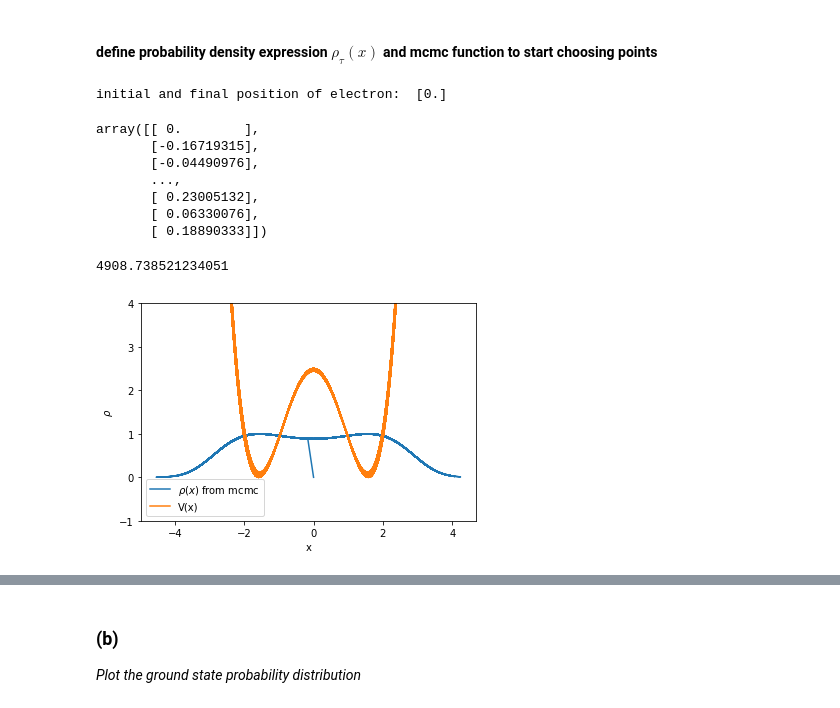
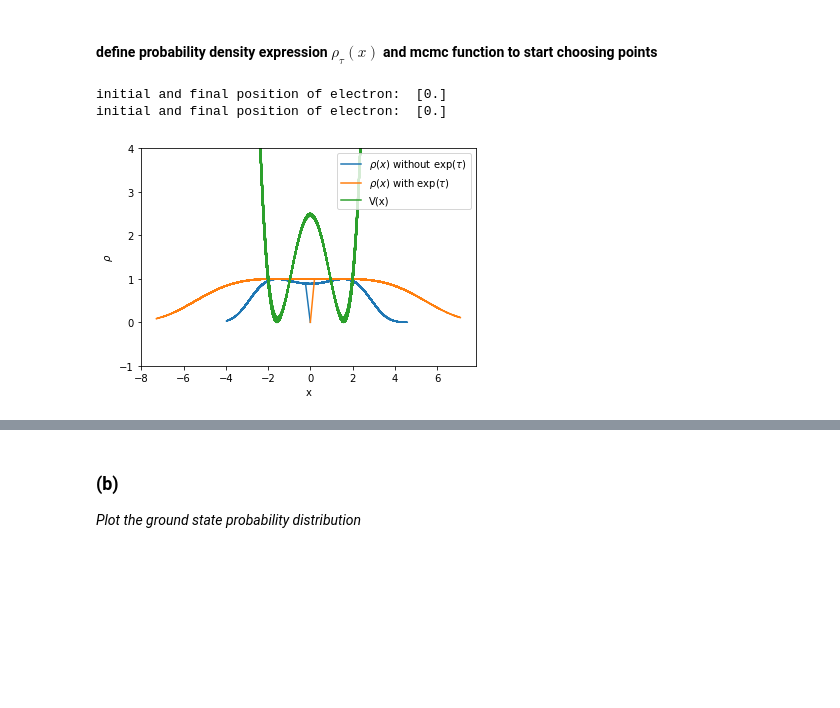
Before and after one commit to chrisamz/142-Final-Project, a Jupyter notebook: PHYS142_project.ipynb, the cells around one changed output, grey strips where cells are left out. Drawn from its saved outputs; the diff is of its cells as text; code cells hidden in the pictures; blank space fills up the shorter version.

```diff
--- a/PHYS142_project.ipynb
+++ b/PHYS142_project.ipynb
@@ -128,13 +173,14 @@ def rho(coord, epsilon=delta_t):
 # %%
-num_configs = 20000 # length of electron path aka number of configurations/points in path
+num_configs = 10000 # length of electron path aka number of configurations/points in path
 n = 1 # dimension of configuration (here, 3d as shown above)
 
 markovtime = [i for i in range(num_configs)]
 
 #creates path that will be used to calculate E0
-def mcmc(num_configs,n,delta=0.7):
+def mcmc(rho_func,num_configs,n,delta=0.7):
   """returns FULL path markov chain starting with a random point in range
 
+    - rho_func       prob density function
     - num_samples   number of samples to take (len(path))
 
     - n             dimensions of coordinates
@@ -170,8 +216,8 @@ def mcmc(num_configs,n,delta=0.7):
         x_trial[xi] = xi_next #replaces x0,x1,...or xn in current coordinate
 
         #calculate probability density and E for trial coord/config
-        rho_prime = rho(x_trial)
-        rho_curr = rho(x_curr)
+        rho_prime = rho_func(x_trial)
+        rho_curr = rho_func(x_curr)
 
         #compare above for acceptance process
         # AXX' is `a`
@@ -193,32 +239,21 @@ def mcmc(num_configs,n,delta=0.7):
       path[i+1][xi] = xi_next
       a = 0
   return path, E, r
-
-[path,E, r] = mcmc(num_configs,n)
-# %% [output]
-initial and final position of electron:  [0.]
-# %%
-path
-# %% [output]
-array([[ 0.        ],
-       [-0.16719315],
-       [-0.04490976],
-       ...,
-       [ 0.23005132],
-       [ 0.06330076],
-       [ 0.18890333]])
-# %%
-delta_t * 100000 # = tau
-# %% [output]
-4908.738521234051
+# %%
+[path1,E1, r1] = mcmc(rho,num_configs,n) # without tau exp
+[path2,E2,r2] = mcmc(rhotau,num_configs,n) # with tau exp
+# %% [output]
+initial and final position of electron:  [0.]
+initial and final position of electron:  [0.]
 # %%
-plt.plot(path,r,label=r"$\rho(x)$ from mcmc")
-plt.plot(path,double_well_potential(path),label="V(x)")
+plt.plot(path1,r1,label=r"$\rho(x)$ without exp($\tau$)")
+plt.plot(path2,r2,label=r"$\rho(x)$ with exp($\tau$)")
+plt.plot(path1,double_well_potential(path1),label="V(x)")
 plt.ylim([-1,4])
 plt.legend()
 plt.xlabel("x")
 plt.ylabel(r"$\rho$")
 plt.show()
 # %% [output]
-[figure, old version]
+[figure, new version]
 # %%
```
Also changed, not shown: parts of 3 cells of this notebook.
